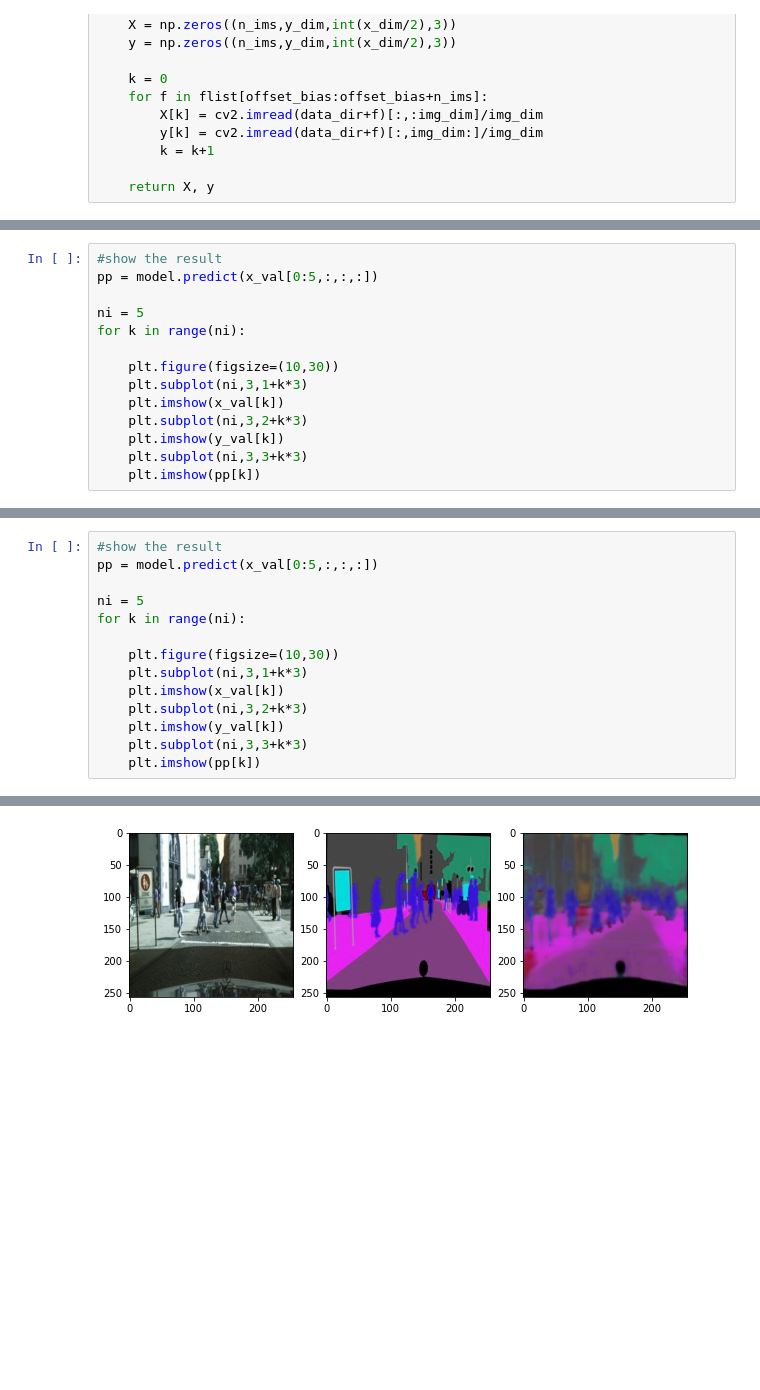
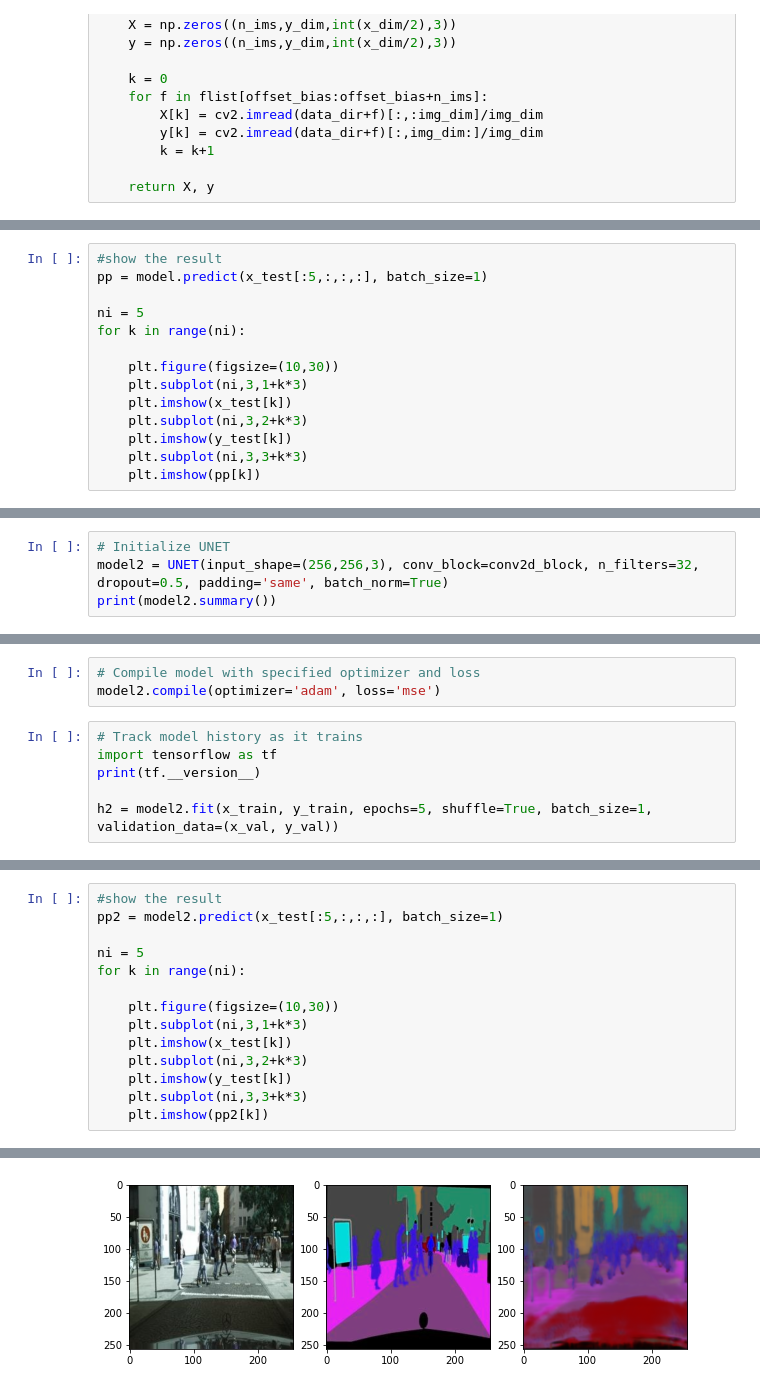
Before and after one commit to samuel-cowin/ECE228_Group10_Project, a Jupyter notebook: UNET/ECE228 Project.ipynb, the cells around one changed output, grey strips where cells are left out. Drawn from its saved outputs; the diff is of its cells as text; blank space fills up the shorter version.

Commit message:
Changes for train/test split and accuracy score

```diff
--- a/UNET/ECE228 Project.ipynb
+++ b/UNET/ECE228 Project.ipynb
@@ -271,15 +353,15 @@ plt.show()
 # %%
 #show the result
-pp = model.predict(x_val[0:5,:,:,:])
+pp = model.predict(x_test[:5,:,:,:], batch_size=1)
 
 ni = 5
 for k in range(ni):
 
     plt.figure(figsize=(10,30))
     plt.subplot(ni,3,1+k*3)
-    plt.imshow(x_val[k])
+    plt.imshow(x_test[k])
     plt.subplot(ni,3,2+k*3)
-    plt.imshow(y_val[k])
+    plt.imshow(y_test[k])
     plt.subplot(ni,3,3+k*3)
     plt.imshow(pp[k])
 # %% [output]
@@ -297,0 +380,4 @@ print(iou_score)
+# %%
+# Initialize UNET
+model2 = UNET(input_shape=(256,256,3), conv_block=conv2d_block, n_filters=32, dropout=0.5, padding='same', batch_norm=True)
+print(model2.summary())
@@ -297,0 +402,9 @@ print(iou_score)
+# %%
+# Compile model with specified optimizer and loss
+model2.compile(optimizer='adam', loss='mse')
+# %%
+# Track model history as it trains
+import tensorflow as tf
+print(tf.__version__)
+
+h2 = model2.fit(x_train, y_train, epochs=5, shuffle=True, batch_size=1, validation_data=(x_val, y_val))
@@ -307,15 +433,15 @@ plt.show()
 # %%
 #show the result
-pp = model.predict(x_val[0:5,:,:,:])
+pp2 = model2.predict(x_test[:5,:,:,:], batch_size=1)
 
 ni = 5
 for k in range(ni):
 
     plt.figure(figsize=(10,30))
     plt.subplot(ni,3,1+k*3)
-    plt.imshow(x_val[k])
+    plt.imshow(x_test[k])
     plt.subplot(ni,3,2+k*3)
-    plt.imshow(y_val[k])
+    plt.imshow(y_test[k])
     plt.subplot(ni,3,3+k*3)
-    plt.imshow(pp[k])
+    plt.imshow(pp2[k])
 # %% [output]
@@ -325 +451 @@ for k in range(ni):
-[figure, old version]
+[figure, new version]
```
Also changed, not shown: parts of 14 cells of this notebook, 2 other files.
